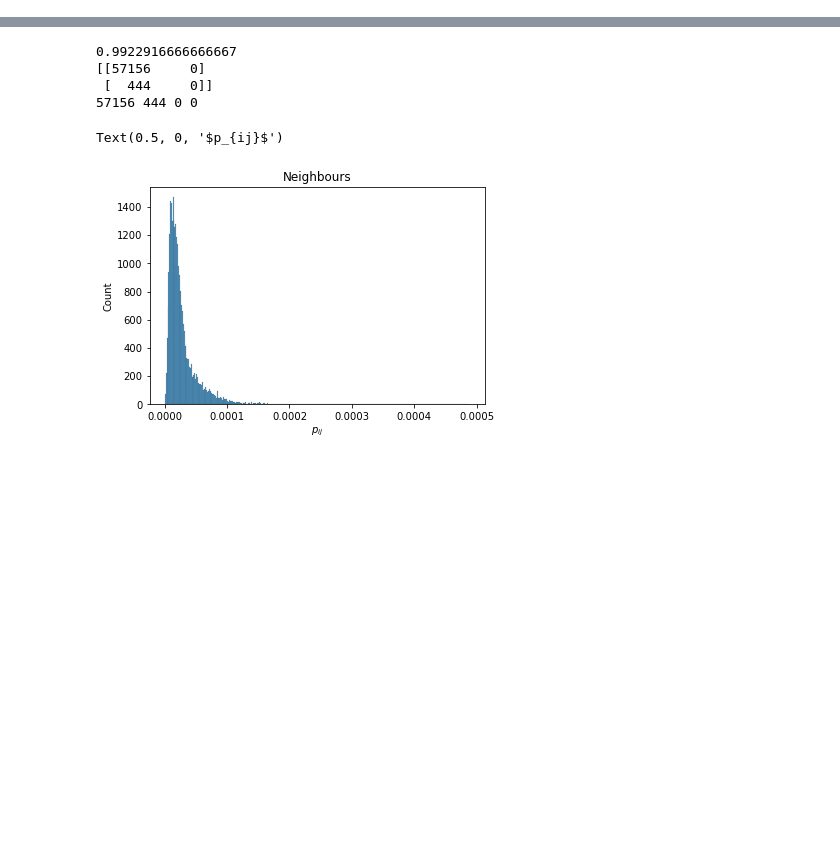
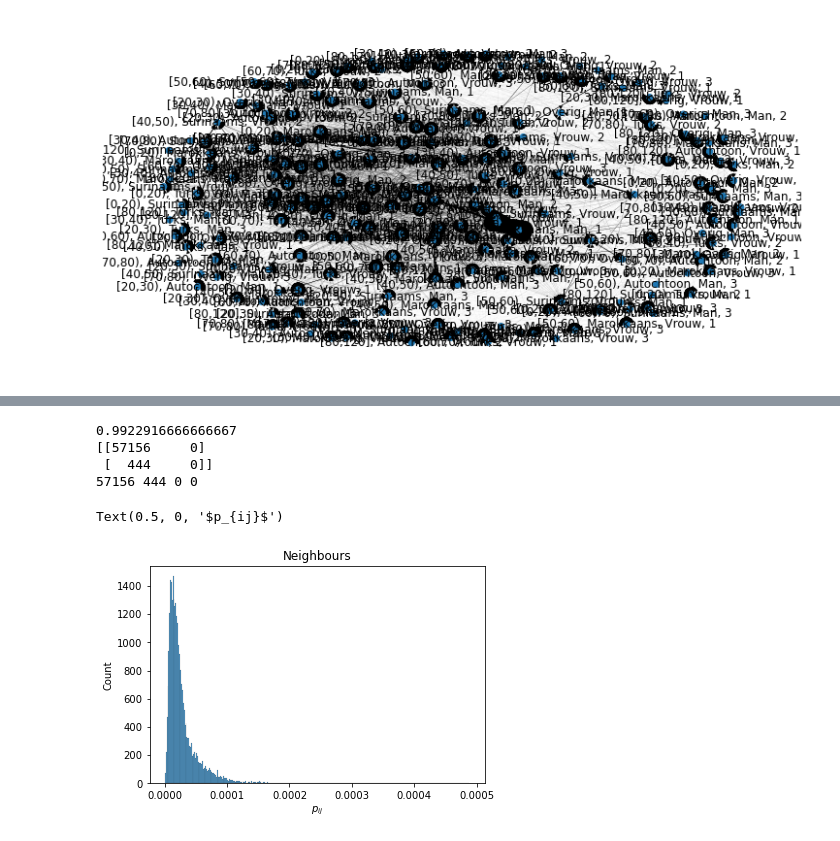
Before and after one commit to kamielgulpen/CLS-thesis, a Jupyter notebook: Notebooks/homophily as a process generating social networks.ipynb, the cells around one changed output, grey strips where cells are left out. Cells and saved outputs as stored; diff of their text form; code cells hidden in the pictures; blank space fills up the shorter version.

```diff
--- a/Notebooks/homophily as a process generating social networks.ipynb
+++ b/Notebooks/homophily as a process generating social networks.ipynb
@@ -23,0 +28,3 @@ Successfully installed asteval-0.9.26 lmfit-1.0.3 uncertainties-3.1.6
+# %%
+df_edges = pd.read_csv(f'../Data/tab_werkschool.csv')
+df_nodes = pd.read_csv('../Data/tab_n(with oplniv).csv')
@@ -49,0 +126,89 @@ from scipy.special import lambertw
+# %%
+import networkx.algorithms.community as nx_comm
+
+def reject_outliers(data, m = 2.):
+    d = np.abs(data - np.median(data))
+    mdev = np.median(d)
+    s = d/mdev if mdev else 0.
+    return data[s<m]
+
+
+
+print(hash_dict['[0,20), Overig, Vrouw, 2'])
+layer = 'familie'
+df = pd.read_csv(f'../Data/probabilities/adjacancy_matrix_{layer}.csv')
+
+A = df.to_numpy()
+
+
+
+A = A[:,1:]
+
+stats_list =reject_outliers(A.flatten())
+
+maxi = np.max(stats_list)/2
+mean = np.mean(stats_list)
+median = np.median(stats_list)
+
+# A.shape
+
+
+
+A2 = [i for i in A.flatten() if i> 0]
+
+A1 = A > 0
+A1 = A1.astype(int)
+
+
+g = Graph.Adjacency(A1)
+
+print(A1)
+print(g.ecount())
+print(len(A.flatten()))
+
+
+
+g.transitivity_undirected()
+g.modularity(g.clusters(), weights = A2)
+
+
+t = [i if i > 0 else 0 for i in np.array(g.transitivity_local_undirected(weights = A2)) ]
+
+np.mean(t)
+
+g.transitivity_undirected()
+
+# A2 = np.matmul(A,A)
+
+# np.trace(A2)/(240**2)
+
+# # mean
+
+G = nx.from_numpy_matrix(A, create_using=nx.DiGraph)
+
+# mod = nx_comm.modularity(G, nx_comm.label_propagation_communities(G))
+
+# trans = nx.transitivity(G)
+
+
+# (mod,trans)
+
+# pos = nx.kamada_kawai_layout(G)
+# nx.draw(G)  # Draw the original graph
+
+edges = G.edges()
+# colors = [G[u][v]['colorfor u,v in edges]
+weights = [G[u][v]['weight'] *300for u,v in edges]
+#
+
+labeldict = {}
+
+for i in range(240):
+    labeldict[i] = rehash_dict[i]
+
+# print(weights)
+nx.draw(G, pos=nx.spring_layout(G), width=weights, node_size = [40 for i in range(240)],with_labels = True, labels=labeldict)
+
+plt.show()
+# nx.draw(G)
+# %% [output]
@@ -49,0 +225 @@ from scipy.special import lambertw
+[figure, added]
```
Also changed, not shown: parts of 38 cells of this notebook, 34 other files.
